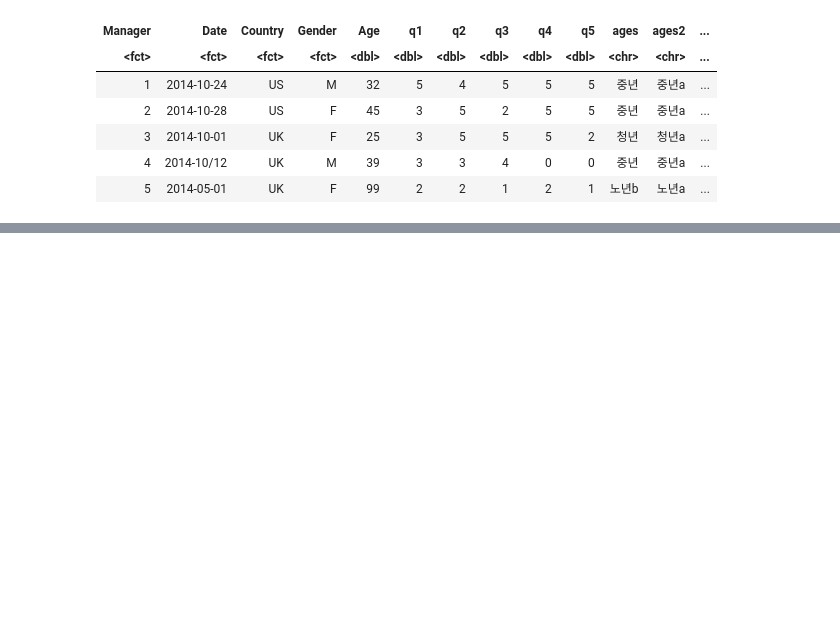
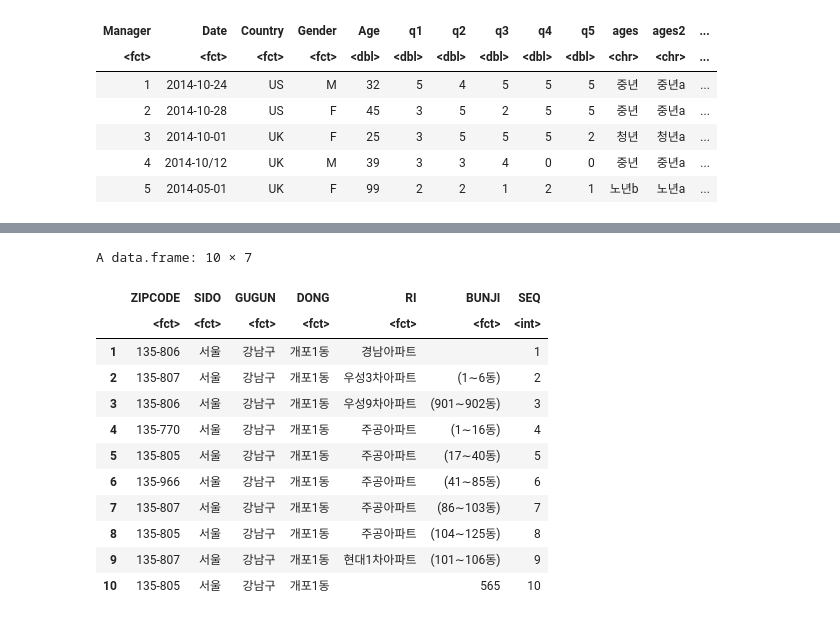
Before and after one commit to Jungsan005/R_statstics, a Jupyter notebook: 데이터프레임_다루기.ipynb, the cells around one changed output, grey strips where cells are left out. Saved outputs shown, nothing was run; the diff lists cells and outputs as text; code cells hidden in the pictures; blank space fills up the shorter version.

```diff
--- a/데이터프레임_다루기.ipynb
+++ b/데이터프레임_다루기.ipynb
@@ -249,0 +359,10 @@ A data.frame: 5 × 14
+# %%
+# 우편번호파일을 데이터프레임으로 읽어와서 결측치를 처리하세요.(zip2013)
+# 코렙을 통해 데이터파일을 읽어오는 경우,
+# 파일의 인코딩은 반드시 UTF-8로 설정할 것!
+# 되도록이면 UTF-8로 설정하는 것이 좋음!!
+
+zip2013 <- read.csv('zipcode_20130201(2).txt', sep='\t', na.strings = '', stringsAsFactors = F)
+# sep : 컬럼을 구분할 구분자 정의 (기본: , )
+# na.strings : NA로 지정할 문자열 정의
+# => 빈 문자열은 NA로 자동 입력
@@ -249,0 +374,3 @@ A data.frame: 5 × 14
+# %%
+cnd <- is.na(zip2013$GUGUN)
+zip2013$GUGUN <- ''
@@ -249,0 +422,16 @@ A data.frame: 5 × 14
+# %%
+head(zip2013, 10)
+# %% [output]
+A data.frame: 10 × 7
+|  | ZIPCODE | SIDO | GUGUN | DONG | RI | BUNJI | SEQ |
+|  | <fct> | <fct> | <fct> | <fct> | <fct> | <fct> | <int> |
+| 1 | 135-806 | 서울 | 강남구 | 개포1동 | 경남아파트 |  | 1 |
+| 2 | 135-807 | 서울 | 강남구 | 개포1동 | 우성3차아파트 | (1∼6동) | 2 |
+| 3 | 135-806 | 서울 | 강남구 | 개포1동 | 우성9차아파트 | (901∼902동) | 3 |
+| 4 | 135-770 | 서울 | 강남구 | 개포1동 | 주공아파트 | (1∼16동) | 4 |
+| 5 | 135-805 | 서울 | 강남구 | 개포1동 | 주공아파트 | (17∼40동) | 5 |
+| 6 | 135-966 | 서울 | 강남구 | 개포1동 | 주공아파트 | (41∼85동) | 6 |
+| 7 | 135-807 | 서울 | 강남구 | 개포1동 | 주공아파트 | (86∼103동) | 7 |
+| 8 | 135-805 | 서울 | 강남구 | 개포1동 | 주공아파트 | (104∼125동) | 8 |
+| 9 | 135-807 | 서울 | 강남구 | 개포1동 | 현대1차아파트 | (101∼106동) | 9 |
+| 10 | 135-805 | 서울 | 강남구 | 개포1동 |  | 565 | 10 |
```
Also changed, not shown: parts of 29 cells of this notebook.
